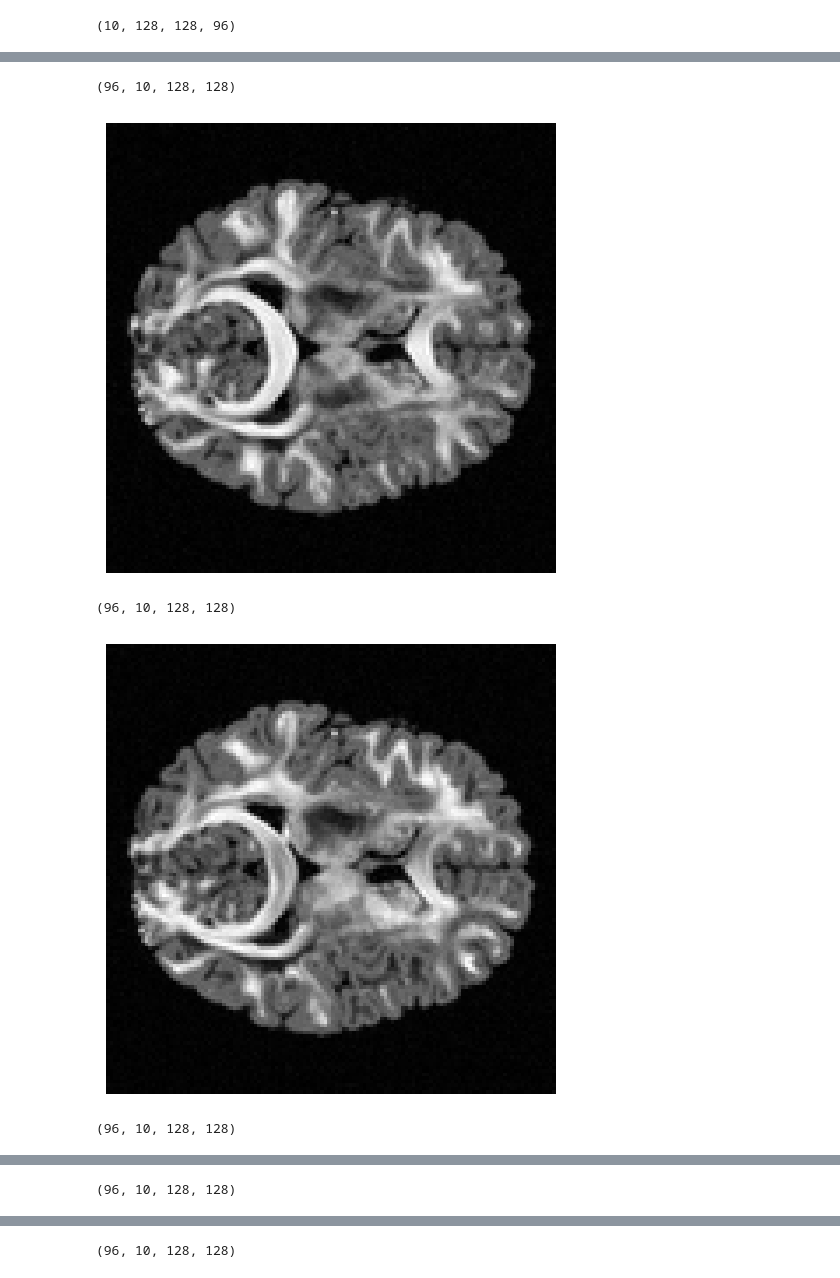
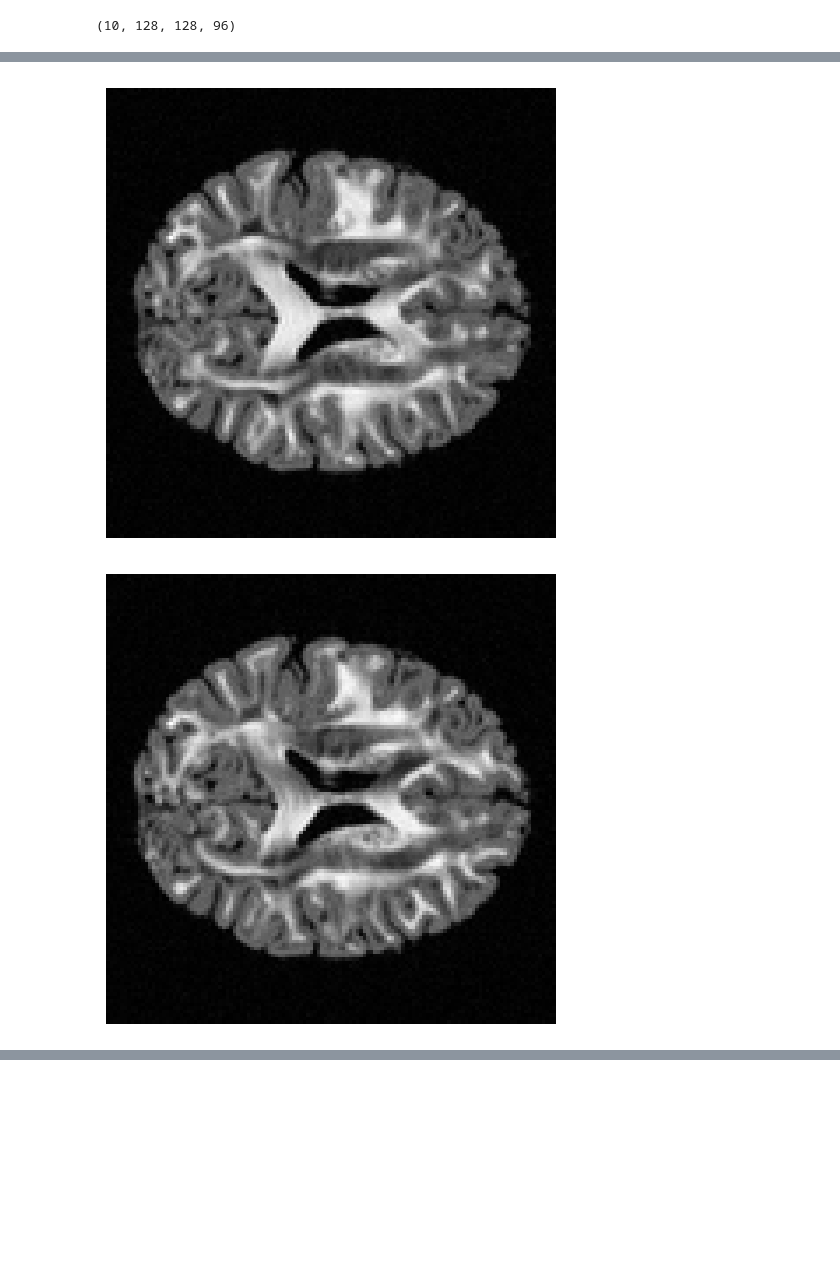
Before and after one commit to joseFranciscoHS/TechJourney, a Jupyter notebook: DWMRI/src/tests.ipynb, the cells around one changed output, grey strips where cells are left out. Saved outputs shown, nothing was run; the diff lists cells and outputs as text; code cells hidden in the pictures; blank space fills up the shorter version.

```diff
--- a/DWMRI/src/tests.ipynb
+++ b/DWMRI/src/tests.ipynb
@@ -165,9 +165,10 @@ reconstructed_dwis.shape
 # %% [output]
 (10, 128, 128, 96)
 # %%
-for i in range(10):
+for i in range(4):
     visualize_single_volume(
                 np.transpose(reconstructed_dwis, (3, 0, 1, 2)),
-    volume_idx=i
+    volume_idx=i,
+        slice_idx=55
             )
 # %% [output]
@@ -187,12 +179,10 @@ for i in range(10):
 # %%
-for i in range(10):
+for i in range(4):
     visualize_single_volume(
                 np.transpose(noisy_data, (2,3,0,1)),
-    volume_idx=i
+    volume_idx=i,
+        slice_idx=55
             )
 # %% [output]
-(96, 10, 128, 128)
-[figure, old version]
+[figure, new version]
-(96, 10, 128, 128)
-[figure, old version]
+[figure, new version]
-(96, 10, 128, 128)
@@ -200 +189,0 @@ for i in range(10):
-(96, 10, 128, 128)
@@ -202 +190,0 @@ for i in range(10):
-(96, 10, 128, 128)
```
Also changed, not shown: parts of 7 cells of this notebook, 5 other files.
